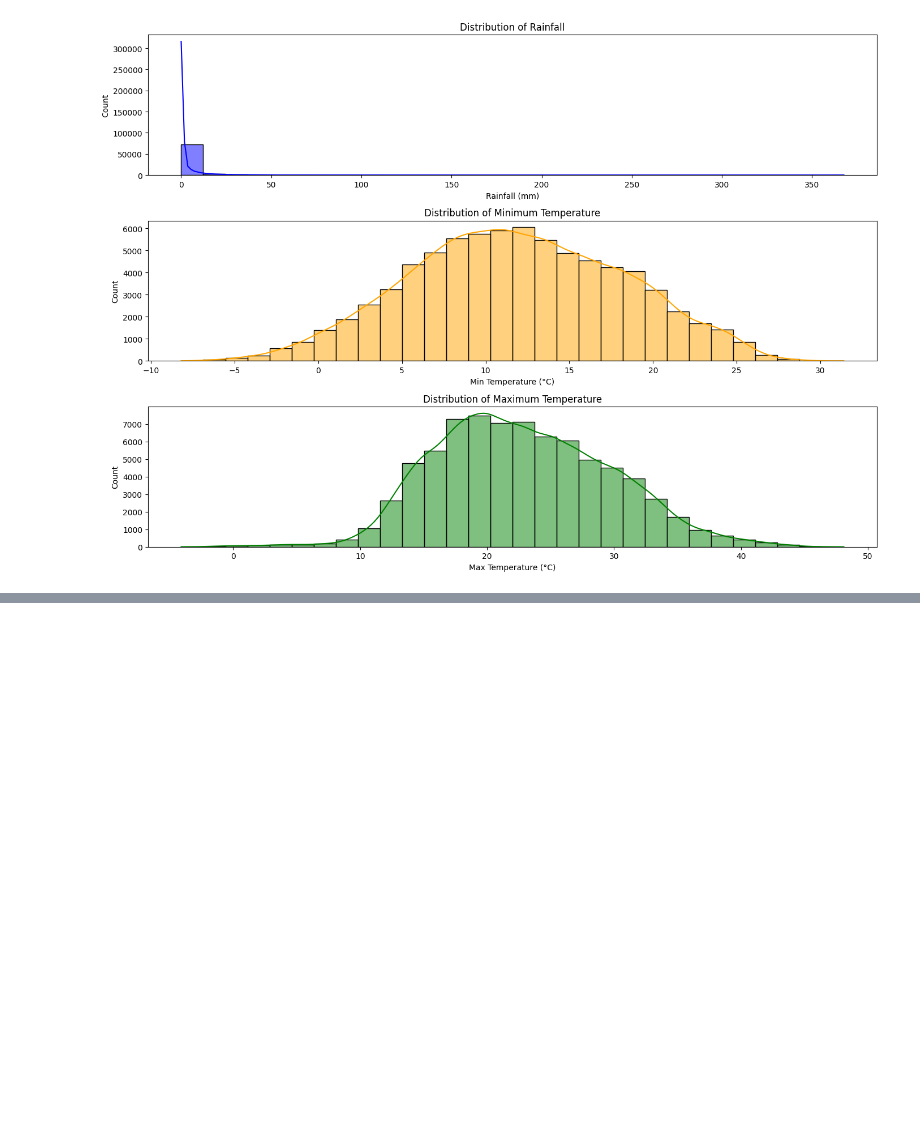
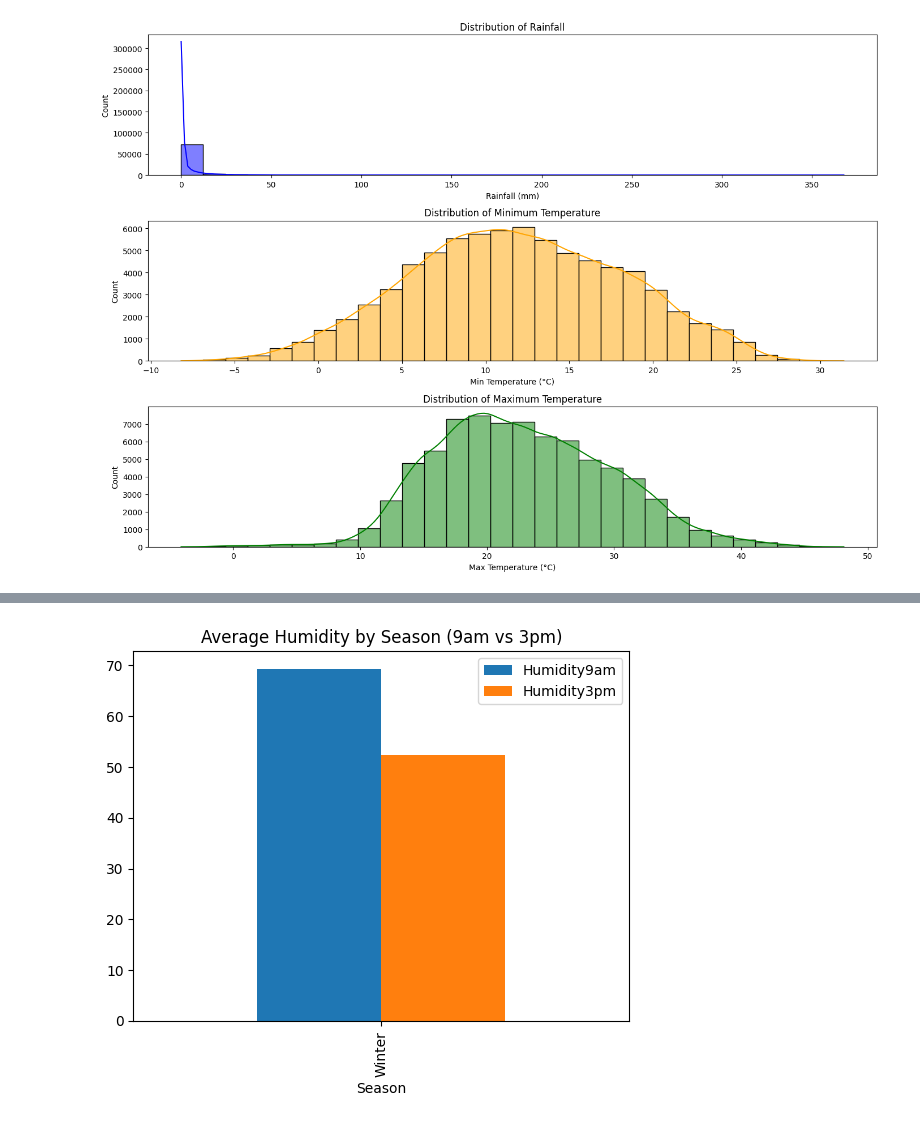
Before and after one commit to Nawel-Bellil/rain-prediction, a Jupyter notebook: rain.ipynb, the cells around one changed output, grey strips where cells are left out. Saved outputs shown, nothing was run; the diff lists cells and outputs as text; code cells hidden in the pictures; blank space fills up the shorter version.

```diff
--- a/rain.ipynb
+++ b/rain.ipynb
@@ -262,0 +332,6 @@ moderate climate , stable temp range 10C-15C and 20 as max
+# %%
+humidity_by_season = rain_df.groupby('Season')[['Humidity9am', 'Humidity3pm']].mean()
+humidity_by_season.plot(kind='bar', title='Average Humidity by Season (9am vs 3pm)')
+plt.show()
+# %% [output]
+[figure, added]
```
Also changed, not shown: parts of 8 cells of this notebook.
